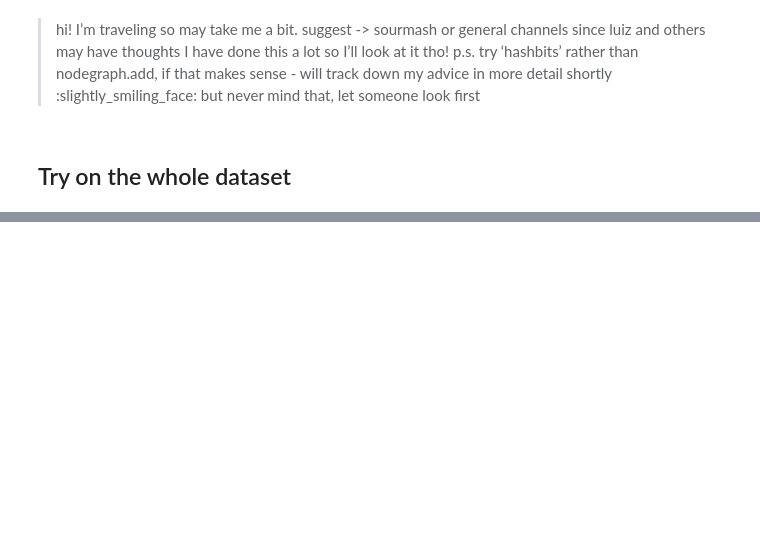
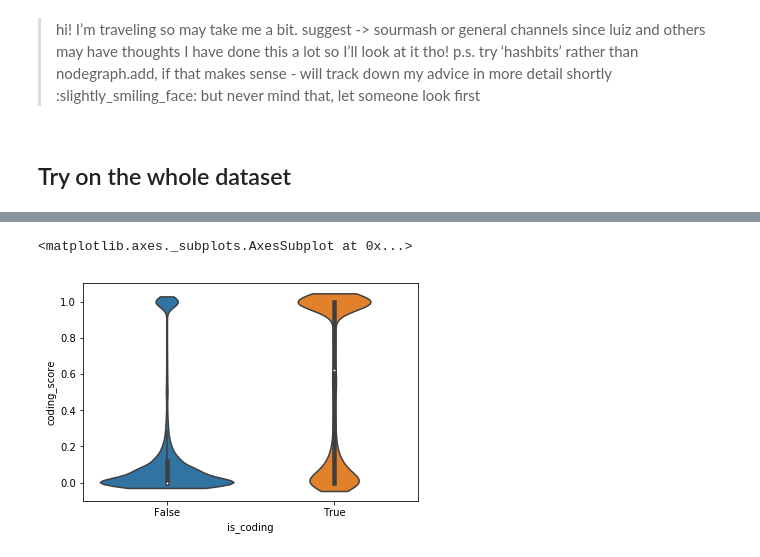
Before and after one commit to czbiohub/kh-analysis, a Jupyter notebook: notebooks/215_khmer_peptide_bloom_filter.ipynb, the cells around one changed output, grey strips where cells are left out. Cells and saved outputs as stored; diff of their text form; code cells hidden in the pictures; blank space fills up the shorter version.

```diff
--- a/notebooks/215_khmer_peptide_bloom_filter.ipynb
+++ b/notebooks/215_khmer_peptide_bloom_filter.ipynb
@@ -404,2 +528,5 @@ metrics.roc_auc_score(score_df_unspliced['is_coding'], score_df_unspliced['codin
 # %%
-sns.violinplot(x='is_coding', y='coding_score', data=score_df_unspliced)
+sns.violinplot(x='is_coding', y='coding_score', data=score_df_unspliced, bw=0.1, cut=True)
+# %% [output]
+<matplotlib.axes._subplots.AxesSubplot at 0x...>
+[figure, added]
```
Also changed, not shown: parts of 31 cells of this notebook, 15 other files.
